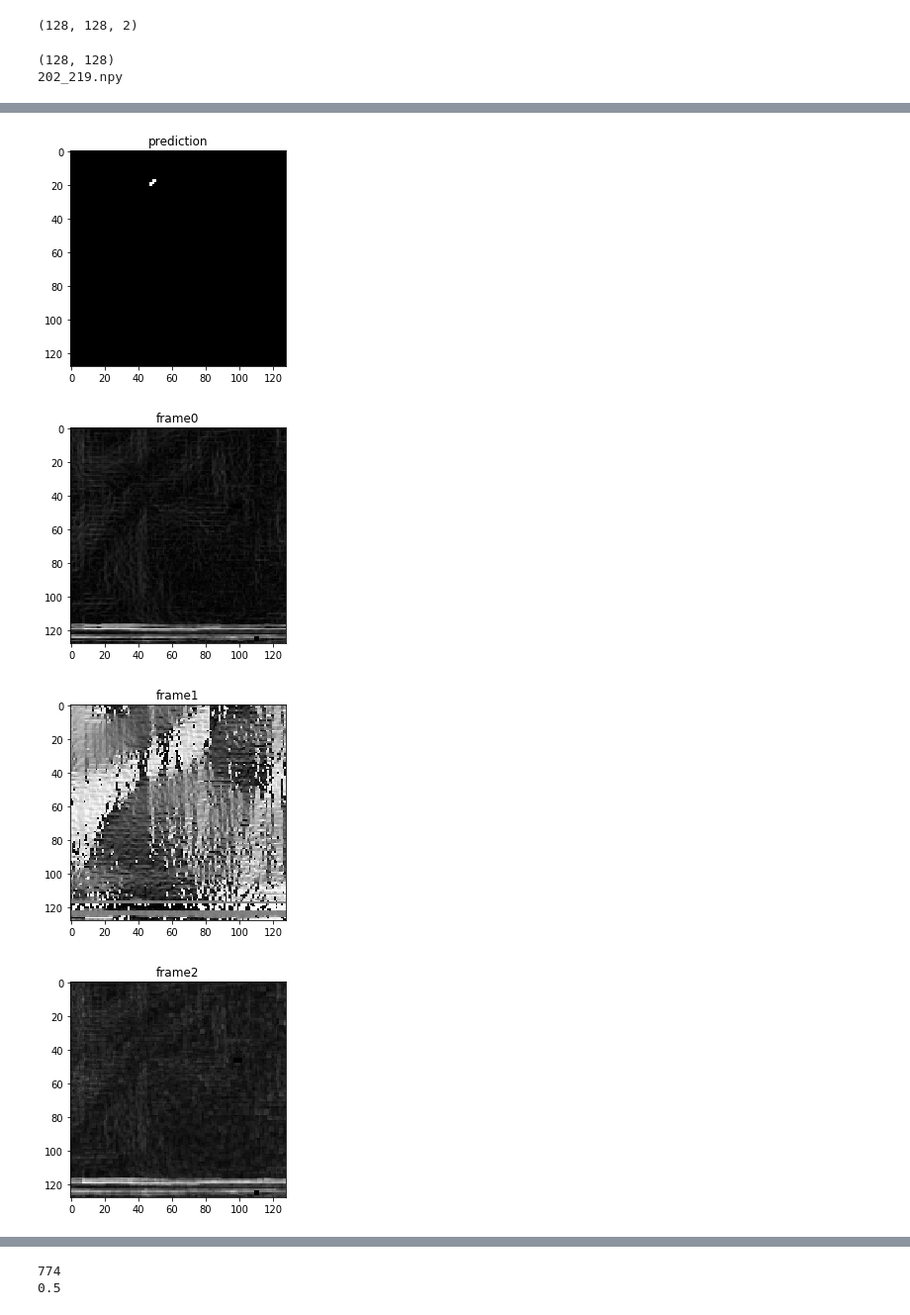
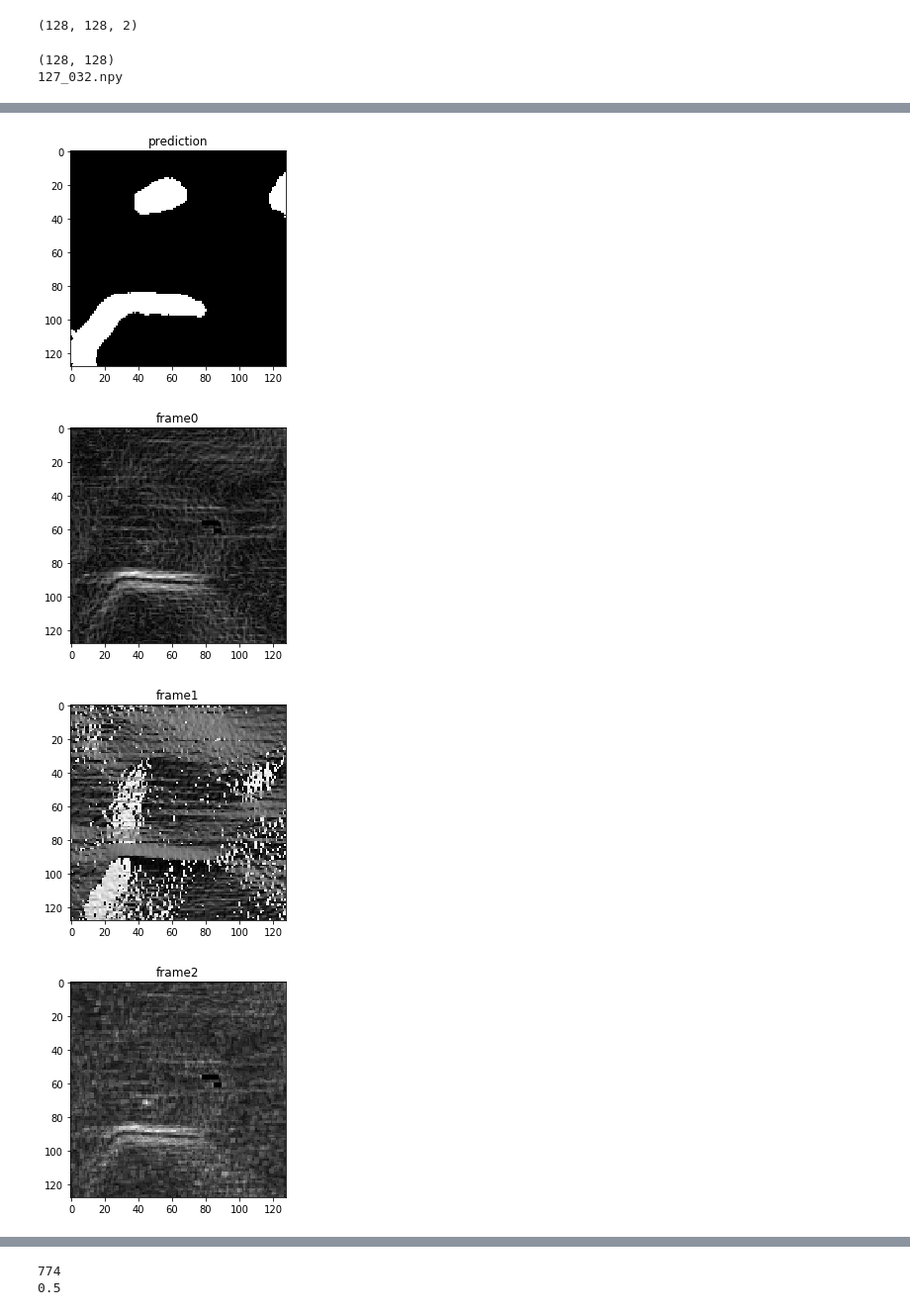
Before and after one commit to Chen-Yifan/DEM_segmentation, a Jupyter notebook: notebook/vis.ipynb, the cells around one changed output, grey strips where cells are left out. Shown at 99% size. Cells and saved outputs as stored; diff of their text form; code cells hidden in the pictures.

```diff
--- a/notebook/vis.ipynb
+++ b/notebook/vis.ipynb
@@ -1,8 +1,8 @@
 # %%
 import os
-results_dir = '/home/yifanc3/results/6.27/128overlap_300w_segnetAdal_60ep_6c/1/weights.36-2.08-0.56-iou55.00-results' # iou = 69%
-test_mask_dir = '/home/yifanc3/results/6.27/128overlap_300w_segnetAdal_60ep_6c/1/mask'
-test_frame_dir = '/home/yifanc3/results/6.27/128overlap_300w_segnetAdal_60ep_6c/1/frame'
+results_dir = '/home/yifanc3/results/7.2/128overlap10m_300w_unetAdal_60ep_c5/1/weights.38-3.42-0.55-iou53.18-results' # iou = 69%
+test_mask_dir = '/home/yifanc3/results/7.2/128overlap10m_300w_unetAdal_60ep_c5/1/mask'
+test_frame_dir = '/home/yifanc3/results/7.2/128overlap10m_300w_unetAdal_60ep_c5/1/frame'
 # plot_dir = '/home/yifanc3/segmentation_v2/DEM_segmentation/'
 
 
@@ -58,14 +58,15 @@ def vis(i):
     e = plt.figure(7)
     plt.title('frame4')
     frame4 = plt.imshow(frame[:,:,4],cmap='gray')
-    f = plt.figure(8)
-    plt.title('frame4')
-    frame4 = plt.imshow(frame[:,:,5],cmap='gray')
+#     f = plt.figure(8)
+#     plt.title('frame4')
+#     frame4 = plt.imshow(frame[:,:,5],cmap='gray')
 
     plt.show()
 # %%
-vis(724
+vis(237
+
    )
 # %% [output]
 (128, 128)
-202_219.npy
+127_032.npy
@@ -73,4 +74,4 @@ vis(724
-[figure, old version]
+[figure, new version]
-[figure, old version]
+[figure, new version]
-[figure, old version]
+[figure, new version]
-[figure, old version]
+[figure, new version]
```
Also changed, not shown: parts of 1 cell of this notebook, 7 other files.
